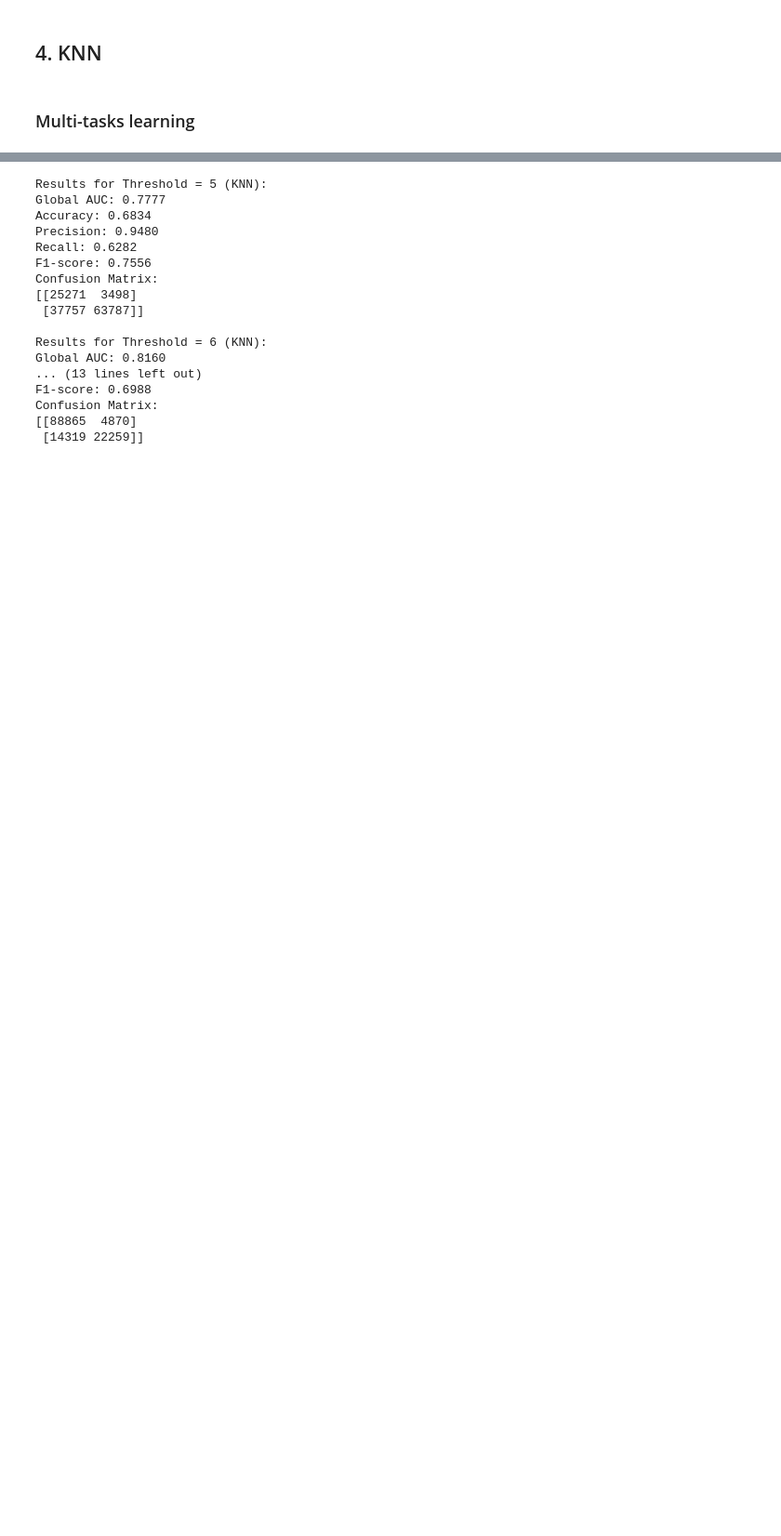
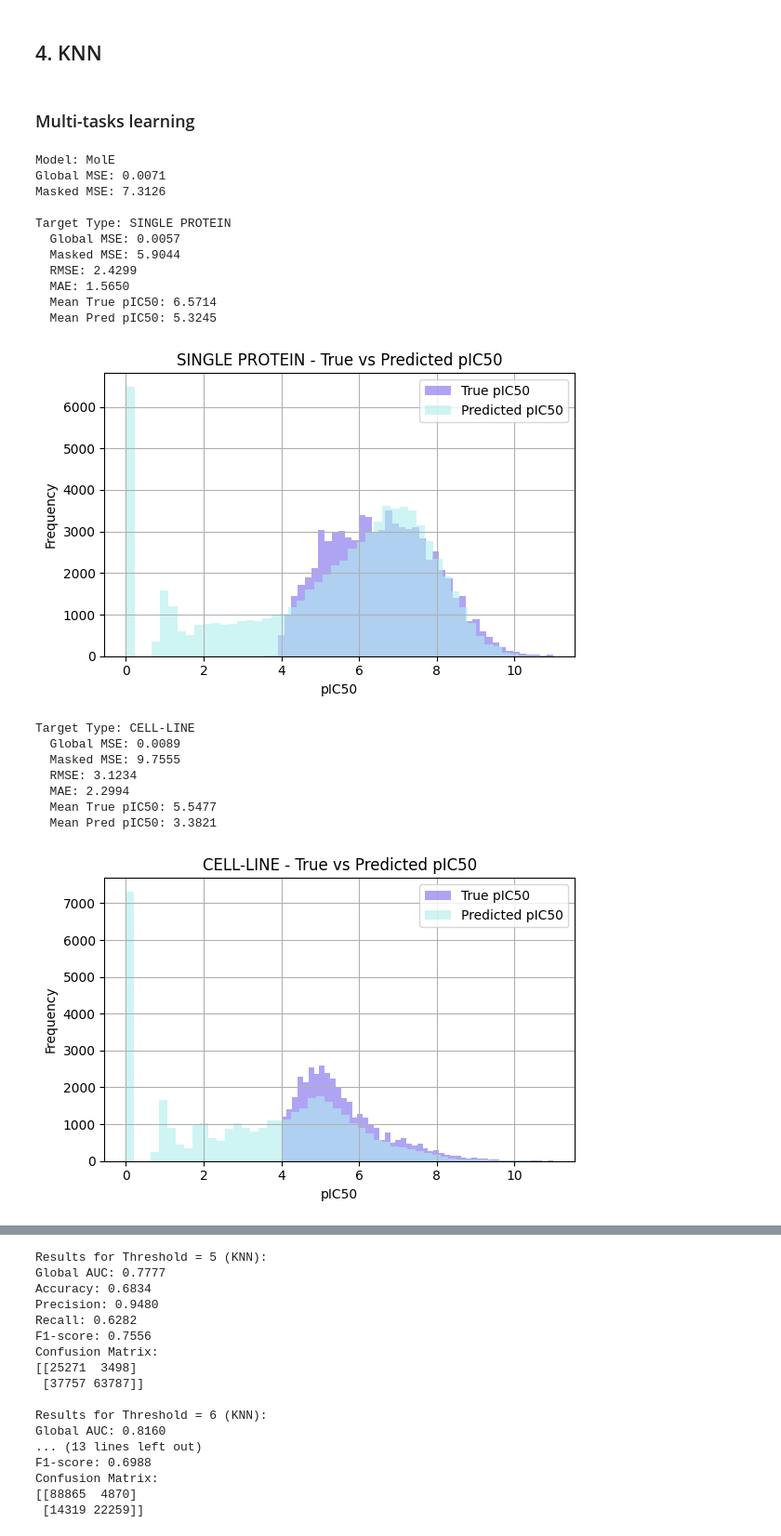
Before and after one commit to Liujing-1016/Scaling_Affinity_Prediction, a Jupyter notebook: notebooks/Models_Evaluations_filter.ipynb, the cells around one changed output, grey strips where cells are left out. Shown at 93% size. Cells and saved outputs as stored; diff of their text form; code cells hidden in the pictures; blank space fills up the shorter version.

```diff
--- a/notebooks/Models_Evaluations_filter.ipynb
+++ b/notebooks/Models_Evaluations_filter.ipynb
@@ -325,3 +780,31 @@ MAE (masked): 5.9297
 ### Multi-tasks learning
 # %%
 df4 = pd.read_parquet('../data/results/predictions_KNN_filter.parquet')
+# %%
+results = calculate_mse_all(
+    df00, df4,
+    target_dict_path="../data/raw_filter_20/target_to_index.csv",
+    mapping_path="../data/raw/target_mapping.csv",
+    model_name="MolE"
+)
+# %% [output]
+Model: MolE
+Global MSE: 0.0071
+Masked MSE: 7.3126
+
+Target Type: SINGLE PROTEIN
+  Global MSE: 0.0057
+  Masked MSE: 5.9044
+  RMSE: 2.4299
+  MAE: 1.5650
+  Mean True pIC50: 6.5714
+  Mean Pred pIC50: 5.3245
+[figure, added]
+Target Type: CELL-LINE
+  Global MSE: 0.0089
+  Masked MSE: 9.7555
+  RMSE: 3.1234
+  MAE: 2.2994
+  Mean True pIC50: 5.5477
+  Mean Pred pIC50: 3.3821
+[figure, added]
```
Also changed, not shown: parts of 35 cells of this notebook, 4 other files.
